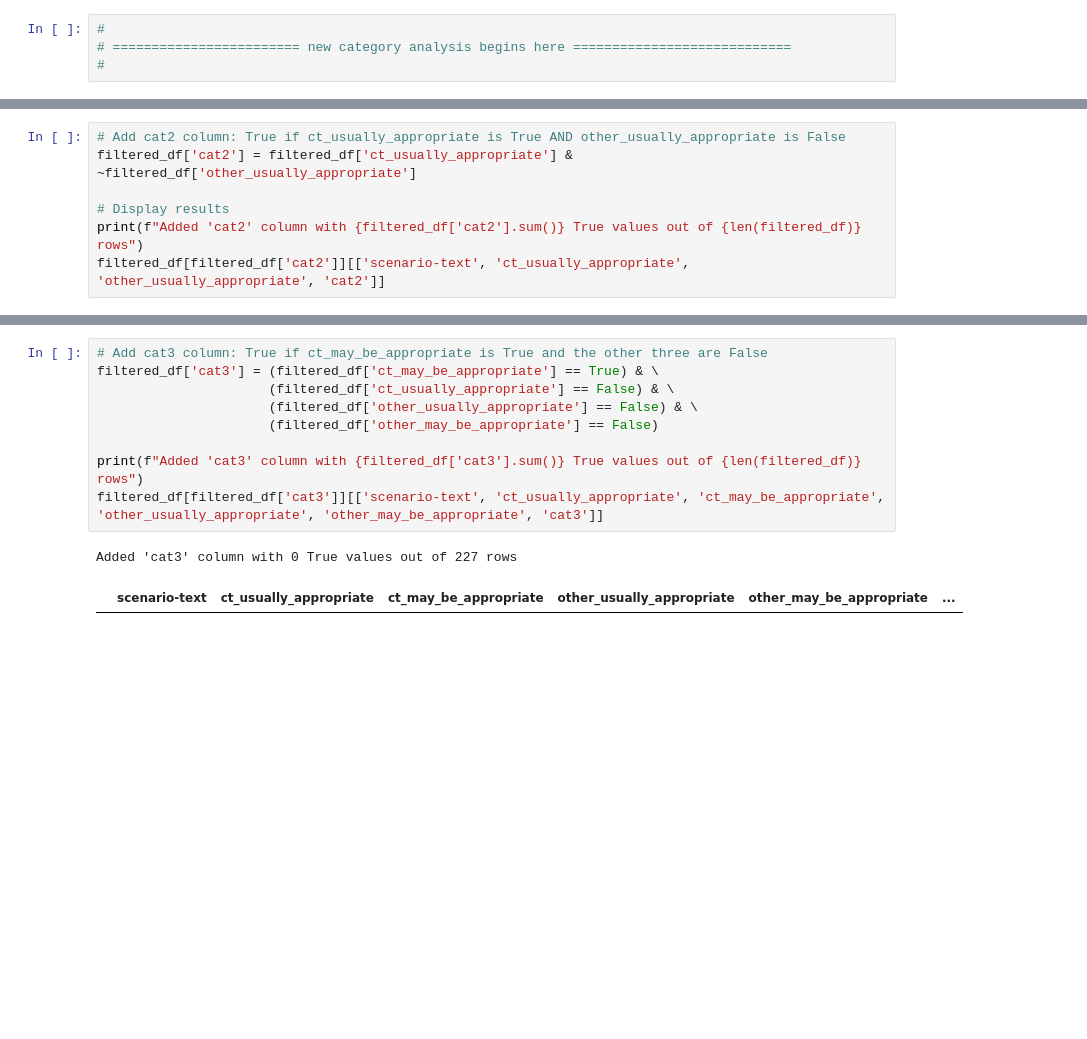
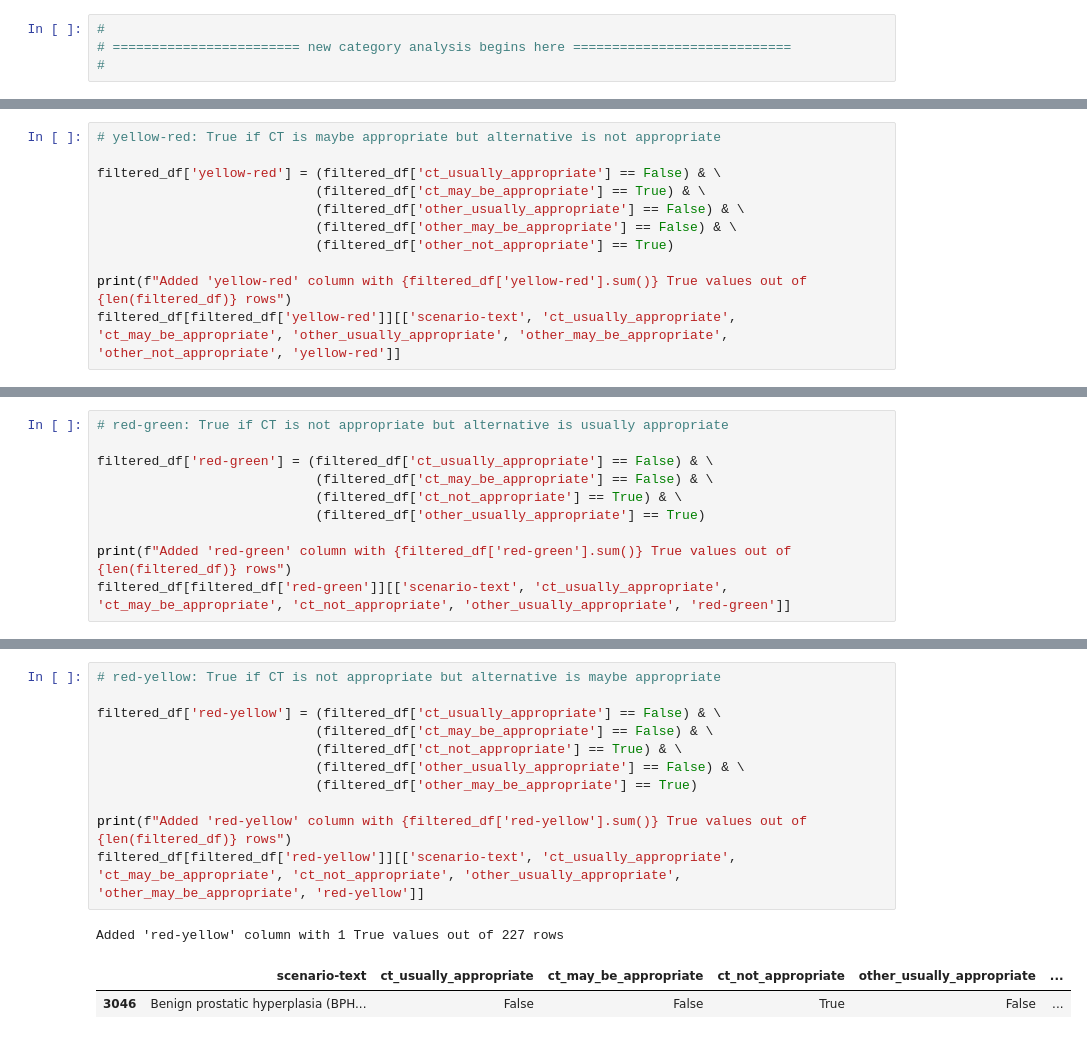
Before and after one commit to bsalexander/acr_analysis, a Jupyter notebook: analyze_categories.ipynb, the cells around one changed output, grey strips where cells are left out. Cells and saved outputs as stored; diff of their text form; blank space fills up the shorter version.

```diff
--- a/analyze_categories.ipynb
+++ b/analyze_categories.ipynb
@@ -539,0 +637,11 @@ Added 'cat1' column with 2 True values out of 227 rows
+# %%
+# yellow-red: True if CT is maybe appropriate but alternative is not appropriate
+
+filtered_df['yellow-red'] = (filtered_df['ct_usually_appropriate'] == False) & \
+                            (filtered_df['ct_may_be_appropriate'] == True) & \
+                            (filtered_df['other_usually_appropriate'] == False) & \
+                            (filtered_df['other_may_be_appropriate'] == False) & \
+                            (filtered_df['other_not_appropriate'] == True)
+
+print(f"Added 'yellow-red' column with {filtered_df['yellow-red'].sum()} True values out of {len(filtered_df)} rows")
+filtered_df[filtered_df['yellow-red']][['scenario-text', 'ct_usually_appropriate', 'ct_may_be_appropriate', 'other_usually_appropriate', 'other_may_be_appropriate', 'other_not_appropriate', 'yellow-red']]
@@ -540,8 +651,11 @@ Added 'cat1' column with 2 True values out of 227 rows
 # %%
-# Add cat2 column: True if ct_usually_appropriate is True AND other_usually_appropriate is False
-filtered_df['cat2'] = filtered_df['ct_usually_appropriate'] & ~filtered_df['other_usually_appropriate']
+# red-green: True if CT is not appropriate but alternative is usually appropriate
 
-# Display results
-print(f"Added 'cat2' column with {filtered_df['cat2'].sum()} True values out of {len(filtered_df)} rows")
-filtered_df[filtered_df['cat2']][['scenario-text', 'ct_usually_appropriate', 'other_usually_appropriate', 'cat2']]
+filtered_df['red-green'] = (filtered_df['ct_usually_appropriate'] == False) & \
+                            (filtered_df['ct_may_be_appropriate'] == False) & \
+                            (filtered_df['ct_not_appropriate'] == True) & \
+                            (filtered_df['other_usually_appropriate'] == True)
+
+print(f"Added 'red-green' column with {filtered_df['red-green'].sum()} True values out of {len(filtered_df)} rows")
+filtered_df[filtered_df['red-green']][['scenario-text', 'ct_usually_appropriate', 'ct_may_be_appropriate', 'ct_not_appropriate', 'other_usually_appropriate', 'red-green']]
 # %% [output]
@@ -566,13 +680,16 @@ Added 'cat2' column with 47 True values out of 227 rows
 # %%
-# Add cat3 column: True if ct_may_be_appropriate is True and the other three are False
-filtered_df['cat3'] = (filtered_df['ct_may_be_appropriate'] == True) & \
-                      (filtered_df['ct_usually_appropriate'] == False) & \
-                      (filtered_df['other_usually_appropriate'] == False) & \
-                      (filtered_df['other_may_be_appropriate'] == False)
+# red-yellow: True if CT is not appropriate but alternative is maybe appropriate
 
-print(f"Added 'cat3' column with {filtered_df['cat3'].sum()} True values out of {len(filtered_df)} rows")
-filtered_df[filtered_df['cat3']][['scenario-text', 'ct_usually_appropriate', 'ct_may_be_appropriate', 'other_usually_appropriate', 'other_may_be_appropriate', 'cat3']]
+filtered_df['red-yellow'] = (filtered_df['ct_usually_appropriate'] == False) & \
+                            (filtered_df['ct_may_be_appropriate'] == False) & \
+                            (filtered_df['ct_not_appropriate'] == True) & \
+                            (filtered_df['other_usually_appropriate'] == False) & \
+                            (filtered_df['other_may_be_appropriate'] == True)
+
+print(f"Added 'red-yellow' column with {filtered_df['red-yellow'].sum()} True values out of {len(filtered_df)} rows")
+filtered_df[filtered_df['red-yellow']][['scenario-text', 'ct_usually_appropriate', 'ct_may_be_appropriate', 'ct_not_appropriate', 'other_usually_appropriate', 'other_may_be_appropriate', 'red-yellow']]
 # %% [output]
-Added 'cat3' column with 0 True values out of 227 rows
+Added 'red-yellow' column with 1 True values out of 227 rows
-|  | scenario-text | ct_usually_appropriate | ct_may_be_appropriate | other_usually_appropriate | other_may_be_appropriate | ... |
+|  | scenario-text | ct_usually_appropriate | ct_may_be_appropriate | ct_not_appropriate | other_usually_appropriate | ... |
+| 3046 | Benign prostatic hyperplasia (BPH... | False | False | True | False | ... |
 # %%
```
Also changed, not shown: parts of 12 cells of this notebook, 1 other file.
